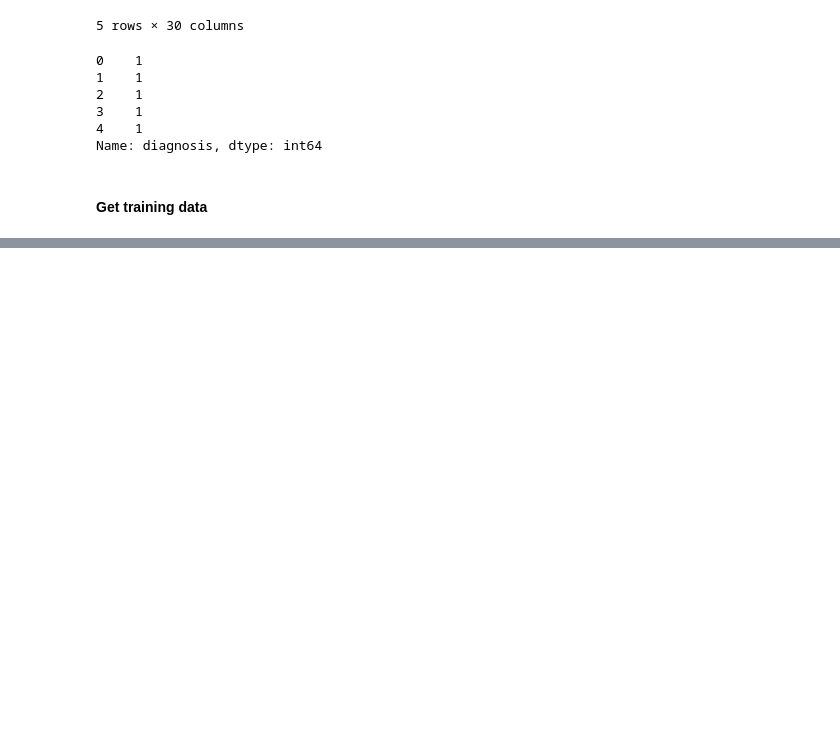
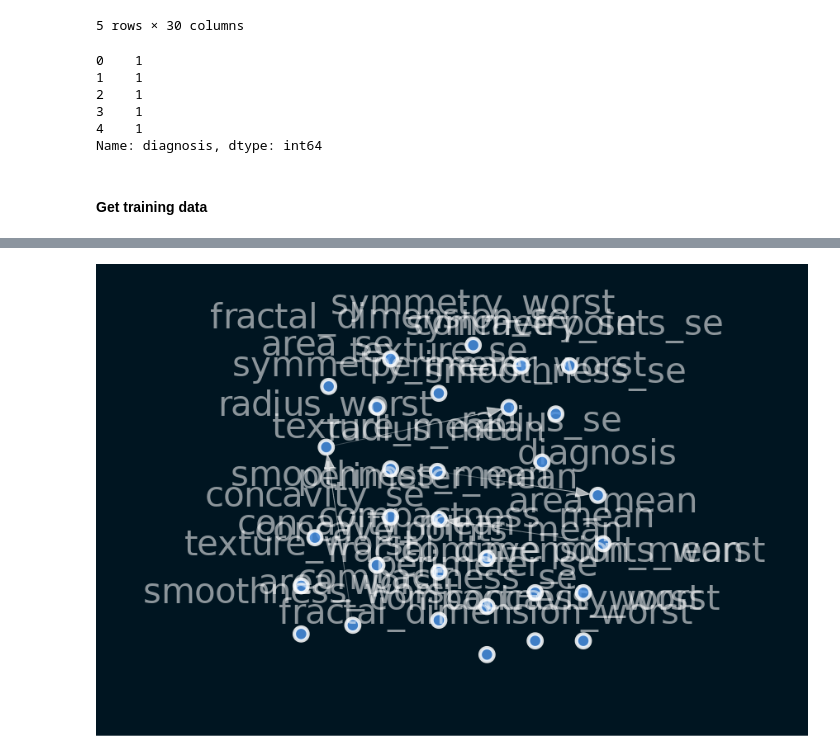
Before and after one commit to ProgrammingOperative/Causal-Inference, a Jupyter notebook: notebooks/causal_learning.ipynb, the cells around one changed output, grey strips where cells are left out. Drawn from its saved outputs; the diff is of its cells as text; code cells hidden in the pictures; blank space fills up the shorter version.

```diff
--- a/notebooks/causal_learning.ipynb
+++ b/notebooks/causal_learning.ipynb
@@ -68,0 +120,3 @@ total_train[:5]
+# %%
+plot.vis_sm(sm)
+# %% [output]
@@ -68,0 +140 @@ total_train[:5]
+[figure, added]
```
Also changed, not shown: parts of 9 cells of this notebook.
